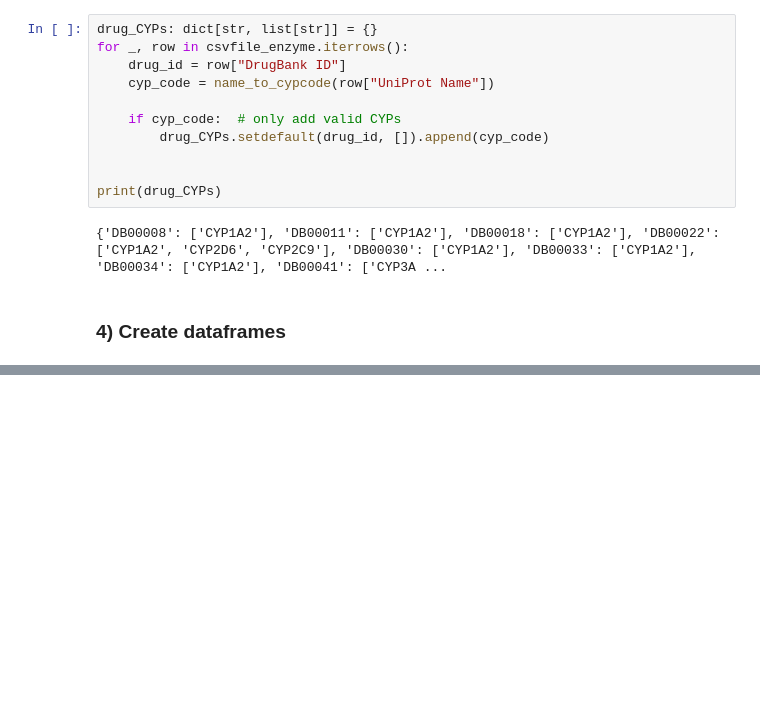
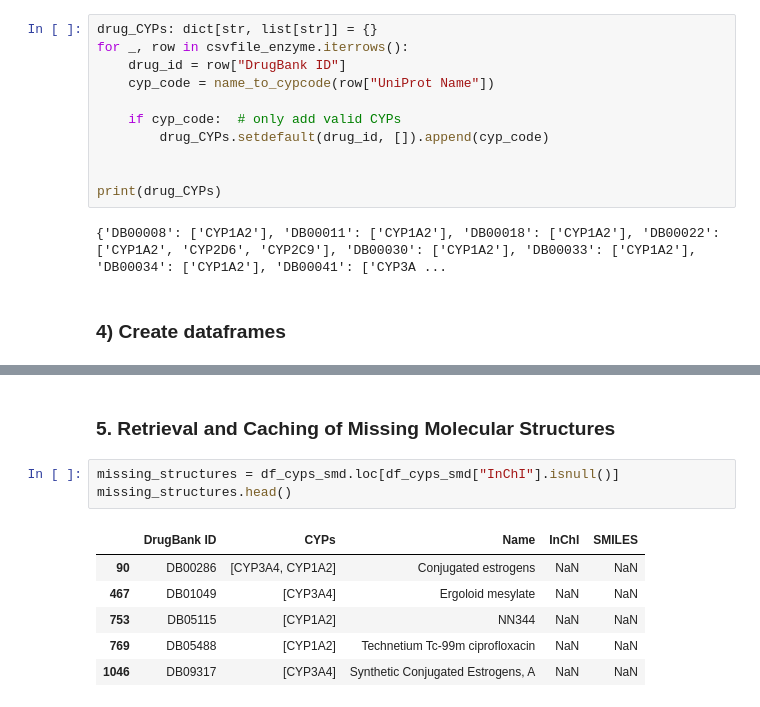
Before and after one commit to grobles17/IMF_TFM_Drug_Metabolism, a Jupyter notebook: Memorias/drug_db_notebook.ipynb, the cells around one changed output, grey strips where cells are left out. Cells and saved outputs as stored; diff of their text form; blank space fills up the shorter version.

```diff
--- a/drug_db_notebook.ipynb
+++ b/Memorias/drug_db_notebook.ipynb
@@ -108,3 +181,15 @@ df_cyps_smd.describe()
 | unique | 1376 | 580 | 1376 | 1357 | 1357 |
 | top | DB16236 | [CYP3A4] | Mitapivat | InChI=1S/C24H25NO4/c1-25-13-12-24... | [H][C@]12C[C@@H](OC(=O)C3=CC=CC=C... |
 | freq | 1 | 298 | 1 | 1 | 1 |
+# %% [markdown]
+### 5. Retrieval and Caching of Missing Molecular Structures
+# %%
+missing_structures = df_cyps_smd.loc[df_cyps_smd["InChI"].isnull()]
+missing_structures.head()
+# %% [output]
+|  | DrugBank ID | CYPs | Name | InChI | SMILES |
+| 90 | DB00286 | [CYP3A4, CYP1A2] | Conjugated estrogens | NaN | NaN |
+| 467 | DB01049 | [CYP3A4] | Ergoloid mesylate | NaN | NaN |
+| 753 | DB05115 | [CYP1A2] | NN344 | NaN | NaN |
+| 769 | DB05488 | [CYP1A2] | Technetium Tc-99m ciprofloxacin | NaN | NaN |
+| 1046 | DB09317 | [CYP3A4] | Synthetic Conjugated Estrogens, A | NaN | NaN |
```
Also changed, not shown: parts of 13 cells of this notebook, 7 other files.
